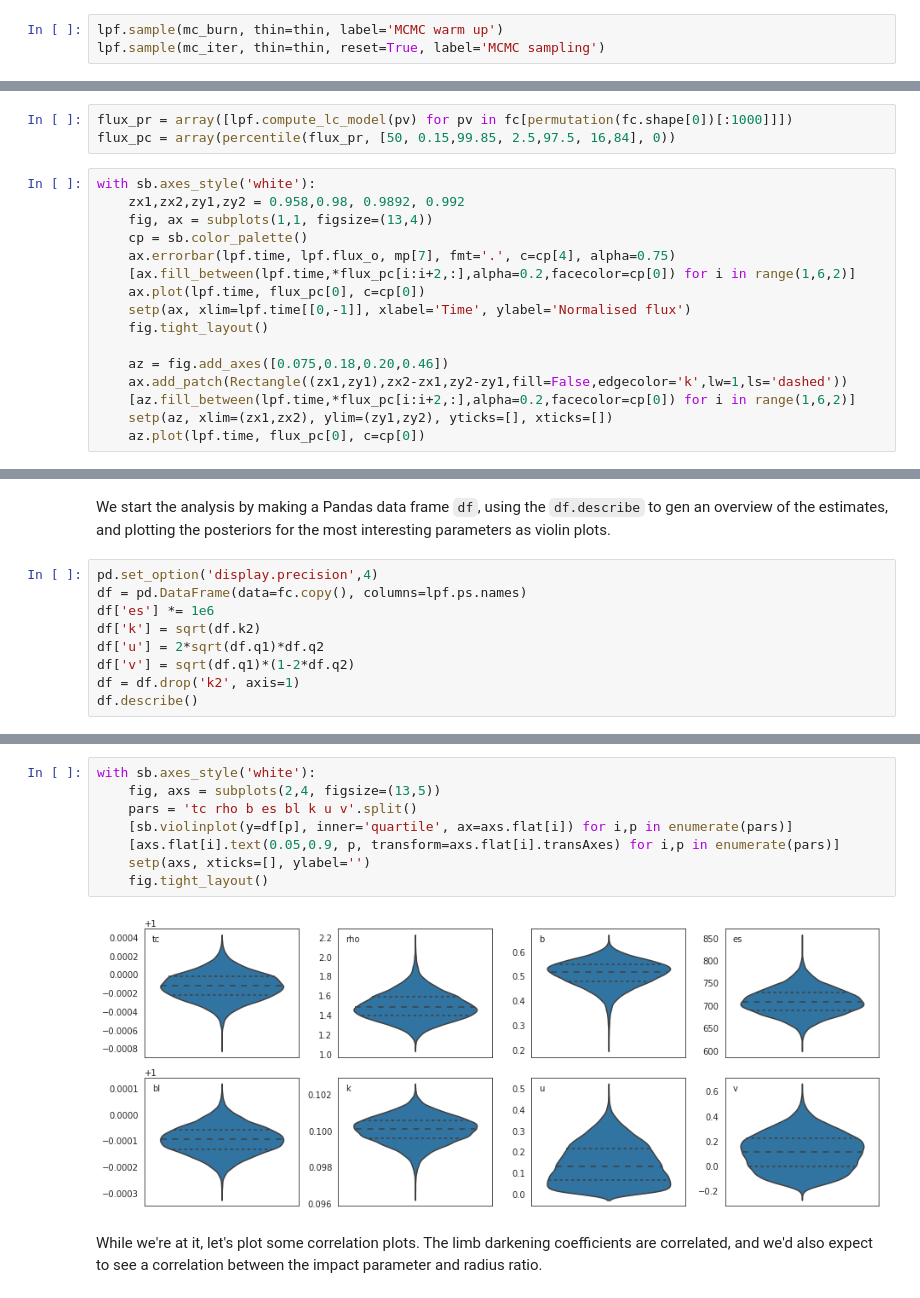
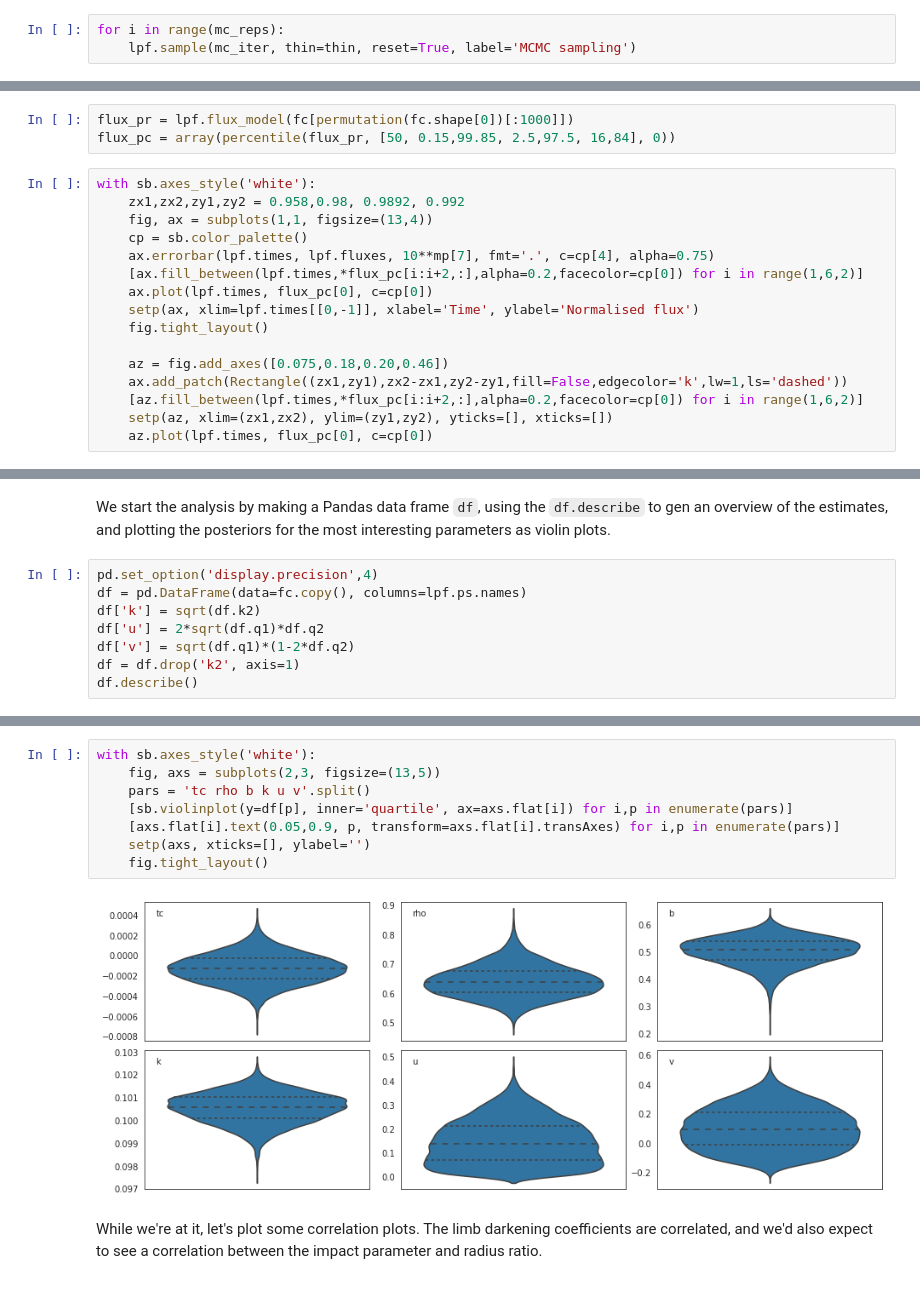
Before and after one commit to hpparvi/PyTransit, a Jupyter notebook: notebooks/01_broadband_parameter_estimation.ipynb, the cells around one changed output, grey strips where cells are left out. Saved outputs shown, nothing was run; the diff lists cells and outputs as text.

```diff
--- a/notebooks/01_broadband_parameter_estimation.ipynb
+++ b/notebooks/01_broadband_parameter_estimation.ipynb
@@ -288,4 +314,4 @@ HBox(children=(IntProgress(value=0, description='Optimisation', max=200, style=P
 # %%
-lpf.sample(mc_burn, thin=thin, label='MCMC warm up')
-lpf.sample(mc_iter, thin=thin, reset=True, label='MCMC sampling')
+for i in range(mc_reps):
+    lpf.sample(mc_iter, thin=thin, reset=True, label='MCMC sampling')
 # %% [output]
@@ -314,22 +343,22 @@ mp = median(fc, 0)
 # %% [markdown]
 Let's also plot the model and the data to see if this all makes sense. To do this, we calculate the conditional distribution of flux using the posterior samples (here, we're using a random subset of samples, although this isn't really necessary), and plot the distribution median and it's median-centred 68%, 95%, and 99.7% central posterior intervals (corresponding approximately to 1, 2, and 3$\sigma$ intervals if the distribution is normal).
 # %%
-flux_pr = array([lpf.compute_lc_model(pv) for pv in fc[permutation(fc.shape[0])[:1000]]])
+flux_pr = lpf.flux_model(fc[permutation(fc.shape[0])[:1000]])
 flux_pc = array(percentile(flux_pr, [50, 0.15,99.85, 2.5,97.5, 16,84], 0))
 # %%
 with sb.axes_style('white'):
     zx1,zx2,zy1,zy2 = 0.958,0.98, 0.9892, 0.992
     fig, ax = subplots(1,1, figsize=(13,4))
     cp = sb.color_palette()
-    ax.errorbar(lpf.time, lpf.flux_o, mp[7], fmt='.', c=cp[4], alpha=0.75)
-    [ax.fill_between(lpf.time,*flux_pc[i:i+2,:],alpha=0.2,facecolor=cp[0]) for i in range(1,6,2)]
-    ax.plot(lpf.time, flux_pc[0], c=cp[0])
-    setp(ax, xlim=lpf.time[[0,-1]], xlabel='Time', ylabel='Normalised flux')
+    ax.errorbar(lpf.times, lpf.fluxes, 10**mp[7], fmt='.', c=cp[4], alpha=0.75)
+    [ax.fill_between(lpf.times,*flux_pc[i:i+2,:],alpha=0.2,facecolor=cp[0]) for i in range(1,6,2)]
+    ax.plot(lpf.times, flux_pc[0], c=cp[0])
+    setp(ax, xlim=lpf.times[[0,-1]], xlabel='Time', ylabel='Normalised flux')
     fig.tight_layout()
 
     az = fig.add_axes([0.075,0.18,0.20,0.46])
     ax.add_patch(Rectangle((zx1,zy1),zx2-zx1,zy2-zy1,fill=False,edgecolor='k',lw=1,ls='dashed'))
-    [az.fill_between(lpf.time,*flux_pc[i:i+2,:],alpha=0.2,facecolor=cp[0]) for i in range(1,6,2)]
+    [az.fill_between(lpf.times,*flux_pc[i:i+2,:],alpha=0.2,facecolor=cp[0]) for i in range(1,6,2)]
     setp(az, xlim=(zx1,zx2), ylim=(zy1,zy2), yticks=[], xticks=[])
-    az.plot(lpf.time, flux_pc[0], c=cp[0])
+    az.plot(lpf.times, flux_pc[0], c=cp[0])
 # %% [output]
@@ -343,7 +372,6 @@ We start the analysis by making a Pandas data frame ``df``, using the ``df.descr
 # %%
 pd.set_option('display.precision',4)
 df = pd.DataFrame(data=fc.copy(), columns=lpf.ps.names)
-df['es'] *= 1e6
 df['k'] = sqrt(df.k2)
 df['u'] = 2*sqrt(df.q1)*df.q2
 df['v'] = sqrt(df.q1)*(1-2*df.q2)
@@ -362,13 +390,13 @@ df.describe()
 # %%
 with sb.axes_style('white'):
-    fig, axs = subplots(2,4, figsize=(13,5))
-    pars = 'tc rho b es bl k u v'.split()
+    fig, axs = subplots(2,3, figsize=(13,5))
+    pars = 'tc rho b k u v'.split()
     [sb.violinplot(y=df[p], inner='quartile', ax=axs.flat[i]) for i,p in enumerate(pars)]
     [axs.flat[i].text(0.05,0.9, p, transform=axs.flat[i].transAxes) for i,p in enumerate(pars)]
     setp(axs, xticks=[], ylabel='')
     fig.tight_layout()
 # %% [output]
-[figure, old version]
+[figure, new version]
 # %% [markdown]
 While we're at it, let's plot some correlation plots. The limb darkening coefficients are correlated, and we'd also expect to see a correlation between the impact parameter and radius ratio.
 # %%
```
Also changed, not shown: parts of 15 cells of this notebook.
